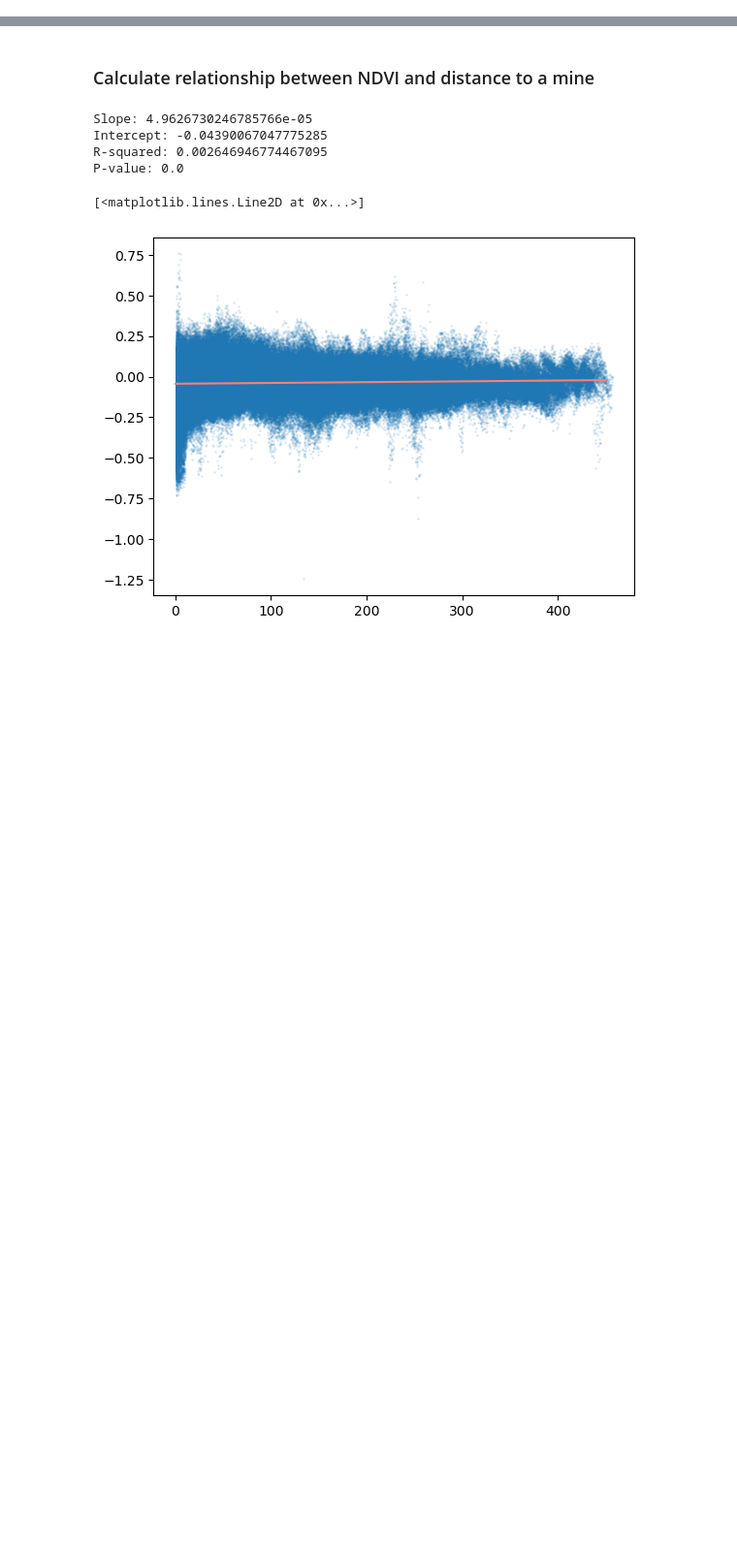
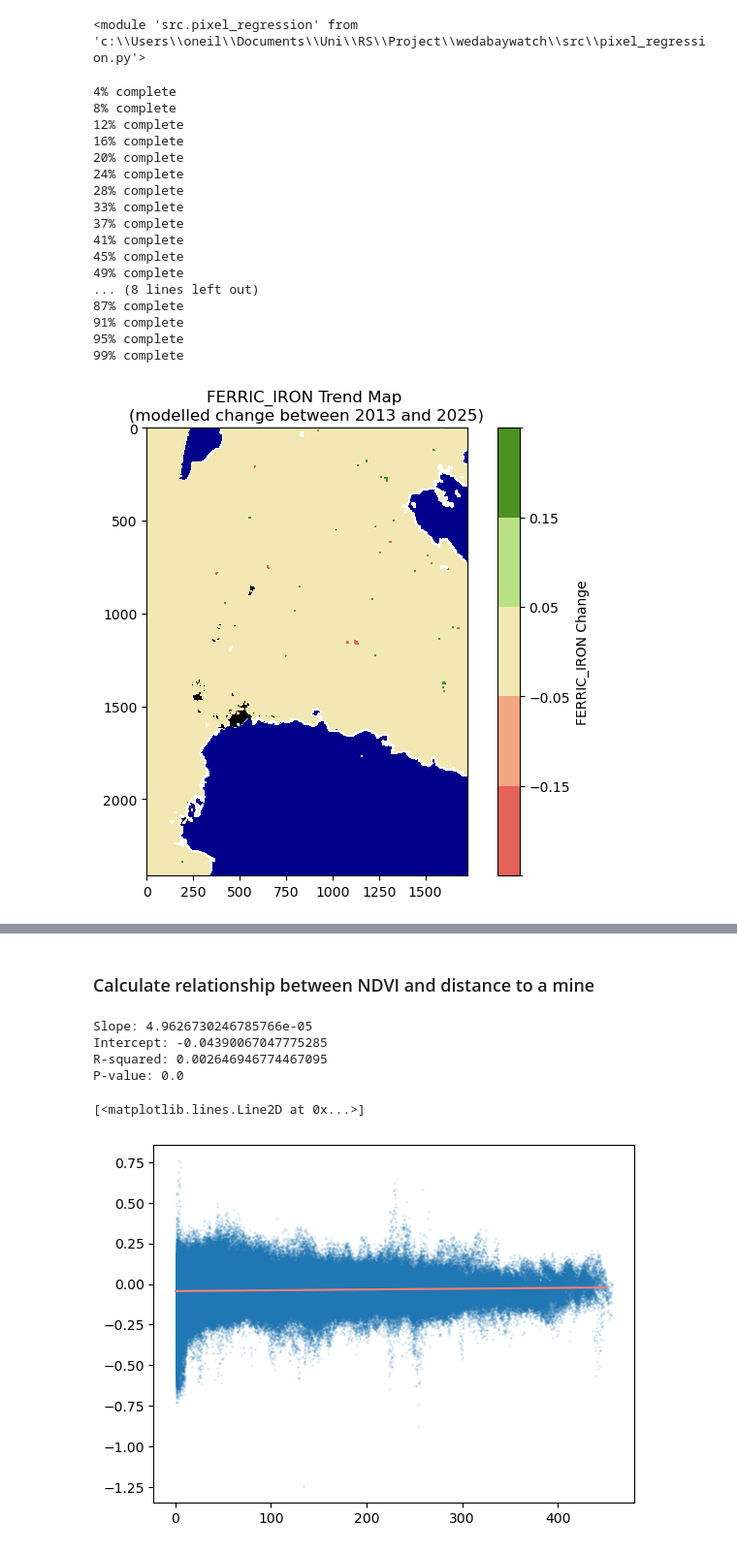
Before and after one commit to alterandos/wedabaywatch, a Jupyter notebook: pixel_regression.ipynb, the cells around one changed output, grey strips where cells are left out. Shown at 97% size. Cells and saved outputs as stored; diff of their text form; code cells hidden in the pictures; blank space fills up the shorter version.

```diff
--- a/pixel_regression.ipynb
+++ b/pixel_regression.ipynb
@@ -12,6 +12,33 @@ from scipy.ndimage import distance_transform_edt
 from datetime import date
 import glob
 import pandas as pd
+import random
 
 from src import pixel_regression
+
+from importlib import reload
+reload(pixel_regression)
+# %% [output]
+<module 'src.pixel_regression' from 'c:\\Users\\oneil\\Documents\\Uni\\RS\\Project\\wedabaywatch\\src\\pixel_regression.py'>
+# %%
+trend_stack, intercept_stack, dist_plot = pixel_regression.pixel_regression(index_name="FERRIC_IRON", plot_index_path = "output/plots/pixelreg_FERRIC_IRON.svg")
+# %% [output]
+4% complete
+8% complete
+12% complete
+16% complete
+20% complete
+24% complete
+28% complete
+33% complete
+37% complete
+41% complete
+45% complete
+49% complete
+... (8 lines left out)
+87% complete
+91% complete
+95% complete
+99% complete
+[figure, added]
 # %%
```
Also changed, not shown: parts of 3 cells of this notebook, 1 other file.
